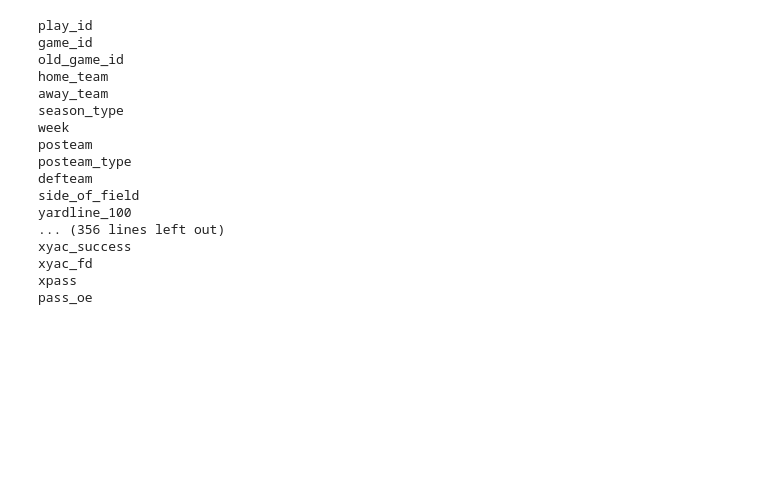
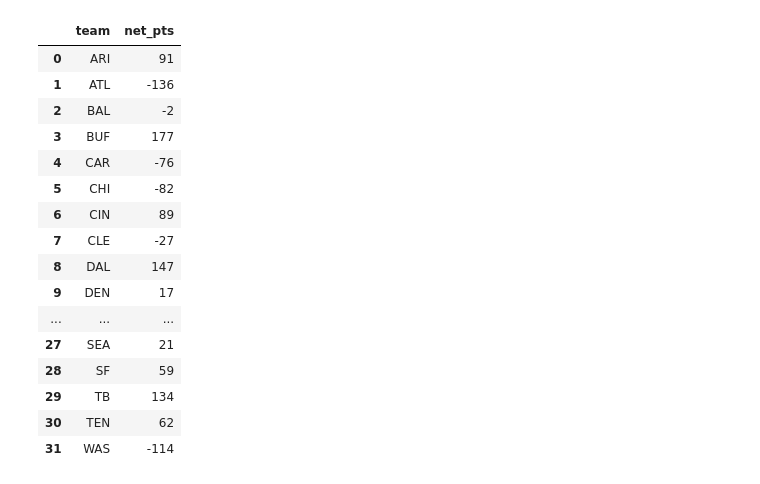
Before and after one commit to naveenv92/nfl-infographics, a Jupyter notebook: notebooks/adjusted_net_yards_winning/adjusted_net_yards_winning.ipynb, the cells around one changed output. Cells and saved outputs as stored; diff of their text form; code cells hidden in the pictures; blank space fills up the shorter version.

```diff
--- a/notebooks/adjusted_net_yards_winning/adjusted_net_yards_winning.ipynb
+++ b/notebooks/adjusted_net_yards_winning/adjusted_net_yards_winning.ipynb
@@ -39,24 +25,42 @@ npy.load_schedule_data(2021)
 # %%
-for column in df_2021.columns:
-    print(column)
+df_home = (
+    df_schedule
+    .groupby("home_team", as_index=False)
+    .agg(net_home=("home_result", "sum"))
+)
+
+df_away = (
+    df_schedule
+    .groupby("away_team", as_index=False)
+    .agg(net_away=("home_result", "sum"))
+)
+
+df_net = df_home.merge(df_away, left_on="home_team", right_on="away_team")
+df_net["net_pts"] = df_net["net_home"] - df_net["net_away"]
+df_net = (
+    df_net
+    .drop(columns=["net_home", "away_team", "net_away"])
+    .rename(columns={"home_team": "team"})
+)
+df_net
 # %% [output]
-play_id
-game_id
-old_game_id
-home_team
-away_team
-season_type
-week
-posteam
-posteam_type
-defteam
-side_of_field
-yardline_100
-... (356 lines left out)
-xyac_success
-xyac_fd
-xpass
-pass_oe
+|  | team | net_pts |
+| 0 | ARI | 91 |
+| 1 | ATL | -136 |
+| 2 | BAL | -2 |
+| 3 | BUF | 177 |
+| 4 | CAR | -76 |
+| 5 | CHI | -82 |
+| 6 | CIN | 89 |
+| 7 | CLE | -27 |
+| 8 | DAL | 147 |
+| 9 | DEN | 17 |
+| ... | ... | ... |
+| 27 | SEA | 21 |
+| 28 | SF | 59 |
+| 29 | TB | 134 |
+| 30 | TEN | 62 |
+| 31 | WAS | -114 |
 # %%
 df_passing = df_2021[(df_2021["pass_attempt"] == 1) & (df_2021["two_point_attempt"] == 0)].copy()
 df_passing = (
```
Also changed, not shown: parts of 8 cells of this notebook.
